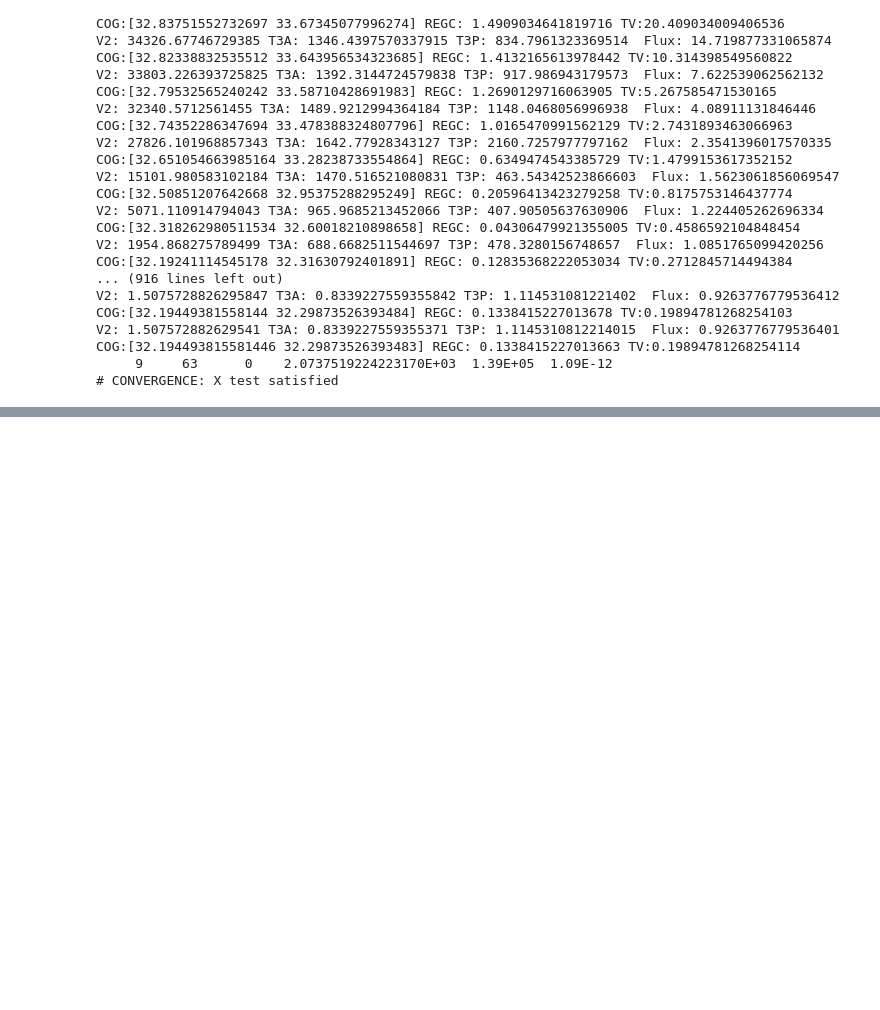
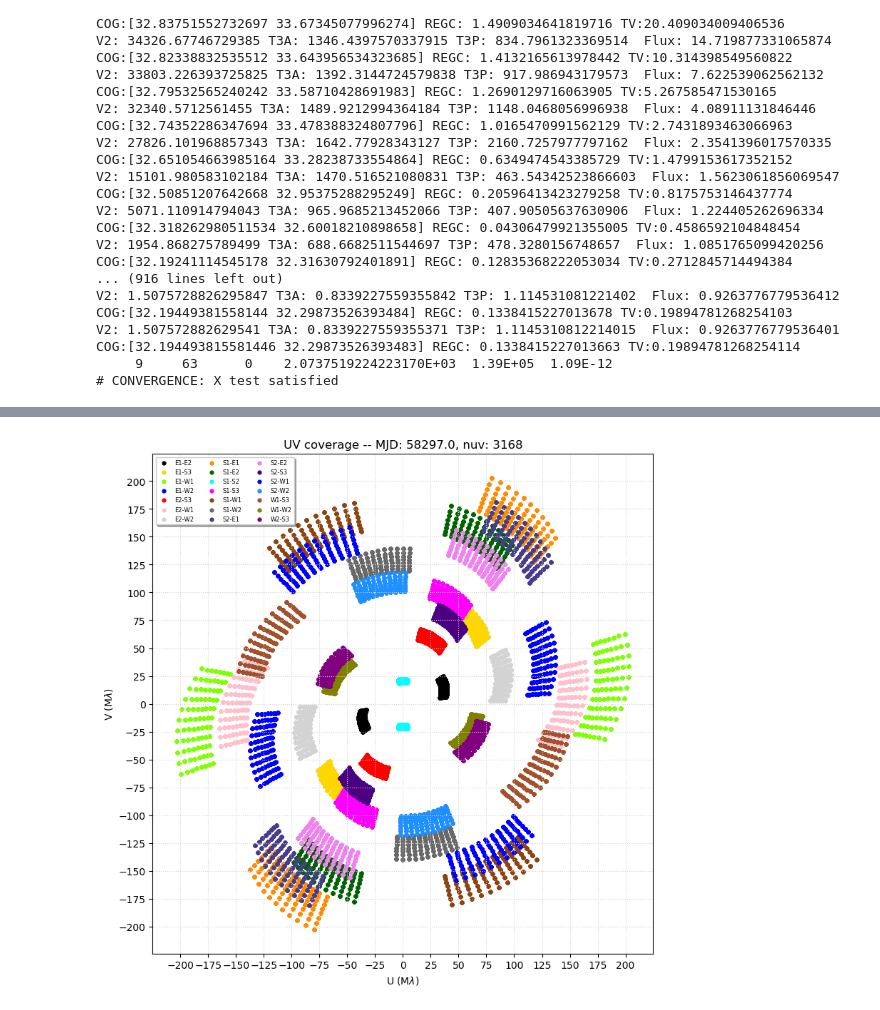
Before and after one commit to fabienbaron/OITOOLS.jl, a Jupyter notebook: demos/OITOOLS_Demo.ipynb, the cells around one changed output, grey strips where cells are left out. Saved outputs shown, nothing was run; the diff lists cells and outputs as text; code cells hidden in the pictures; blank space fills up the shorter version.

```diff
--- a/demos/OITOOLS_Demo.ipynb
+++ b/demos/OITOOLS_Demo.ipynb
@@ -251,0 +247,22 @@ imdisp(x,pixscale=pixsize)
+# %%
+using Dates;
+dates = collect(DateTime(2018,8,13,5,00,00):Minute(15):DateTime(2018,8,13,7,30,00))
+image_file="./data/2004true.fits";
+pixsize=0.101;
+out_file="./data/2004testsimulation.oifits";
+obs = read_obs_file("./data/default_obs.txt"); # read defaults (for OIFITS header)
+obs.target[1] = "AZ Cyg"
+radec = ra_dec_from_simbad(obs.target[1])
+obs.raep0[1], obs.decep0[1] = (radec[1]'*[1.0, 1/60., 1/3600], radec[2]'*[1.0, 1/60., 1/3600])
+facility    = read_facility_file("./data/CHARA_new.txt");
+combiner    = read_comb_file("./data/MIRC.txt");
+wave        = read_wave_file("./data/MIRC_LOWH.txt");
+v2m=1.0/100; v2a=1e-5; t3ampm=1.0/100; t3ampa=1e-6; t3phim=0.0; t3phia=0.5;
+errors      = define_errors(v2m,v2a,t3ampm,t3ampa,t3phim,t3phia);
+lst, hour_angles = hour_angle_calc(dates,facility.lon[1],obs.raep0[1]);
+simulate_ha(facility, obs, combiner, wave, hour_angles, image_file, pixsize, errors, out_file);
+# %%
+data = (readoifits(out_file))[1,1]; # data can be split by wavelength, time, etc.
+uvplot(data)
+# %% [output]
+[figure, added]
```
Also changed, not shown: parts of 12 cells of this notebook, 4 other files.
